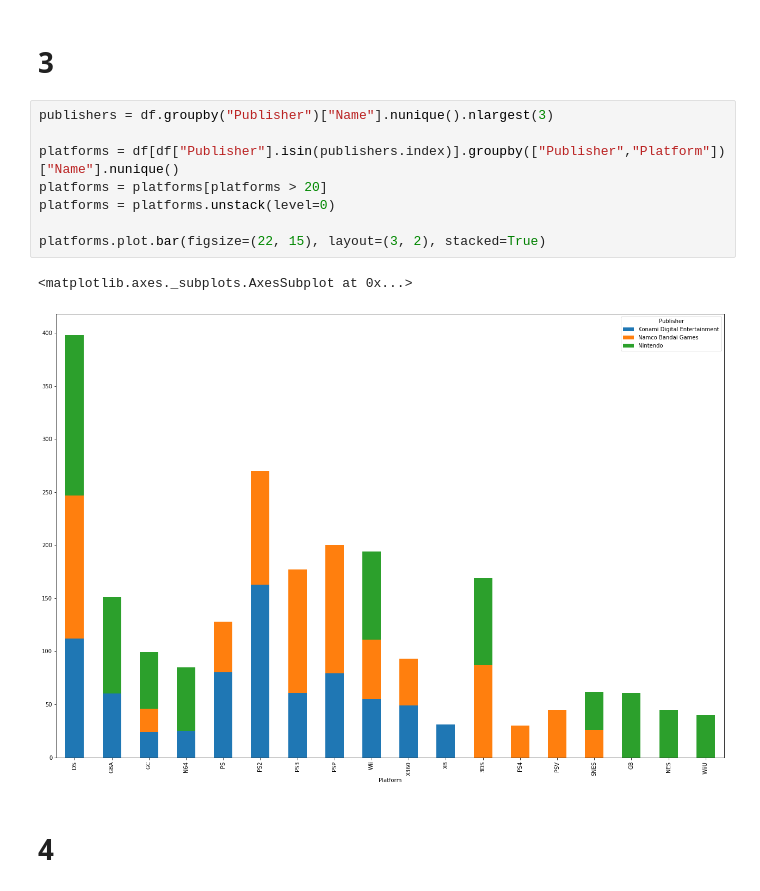
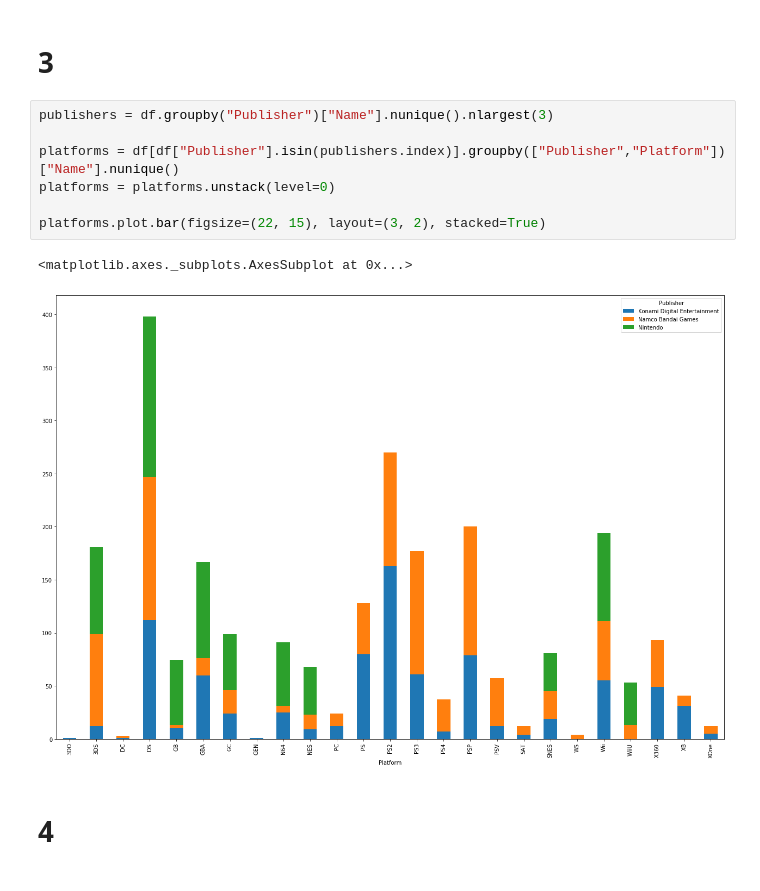
Before and after one commit to egorserdyuk/ASU-Datascience, a Jupyter notebook: Games/games.ipynb, the cells around one changed output. Cells and saved outputs as stored; diff of their text form.

```diff
--- a/Games/games.ipynb
+++ b/Games/games.ipynb
@@ -50,14 +50,13 @@ df.Year.value_counts().plot.bar()
 # %%
 publishers = df.groupby("Publisher")["Name"].nunique().nlargest(3)
 
 platforms = df[df["Publisher"].isin(publishers.index)].groupby(["Publisher","Platform"])["Name"].nunique()
-platforms = platforms[platforms > 20]
 platforms = platforms.unstack(level=0)
 
 platforms.plot.bar(figsize=(22, 15), layout=(3, 2), stacked=True)
 # %% [output]
 <matplotlib.axes._subplots.AxesSubplot at 0x...>
-[figure, old version]
+[figure, new version]
 # %% [markdown]
 # 4
 # %%
```
